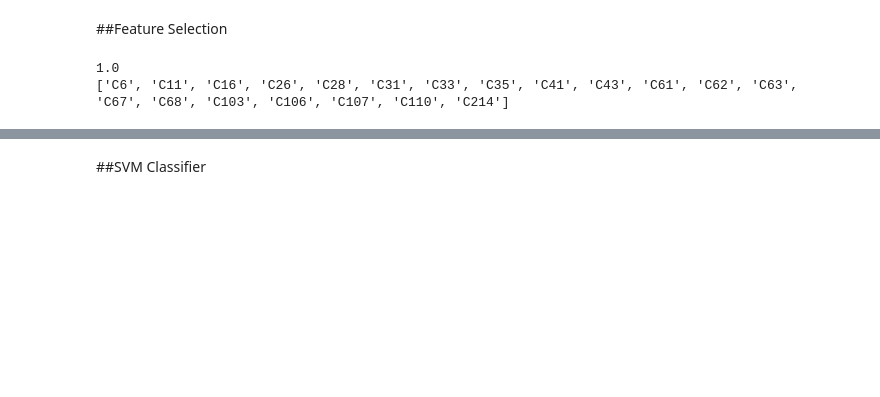
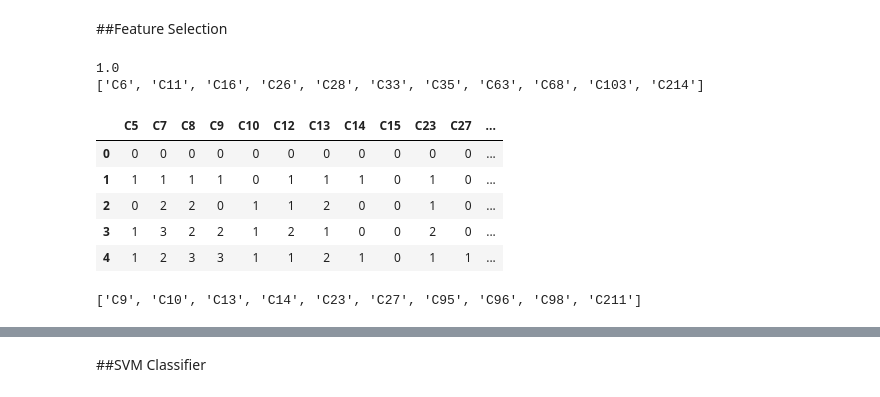
Before and after one commit to hungtzuhsuan/dataAnalytics, a Jupyter notebook: ipython/npout2_newData_02.ipynb, the cells around one changed output, grey strips where cells are left out. Cells and saved outputs as stored; diff of their text form; code cells hidden in the pictures; blank space fills up the shorter version.

```diff
--- a/ipython/npout2_newData_02.ipynb
+++ b/ipython/npout2_newData_02.ipynb
@@ -61,15 +42,3 @@ p: 0.0, reject H0 (C211 affects C4)
 # %% [markdown]
 ##anova test
 >remove C65, C71, C72, C73, C86, C88, C105, C113, C117, C121, C134, C137, C146, C155, C163, C176, C179, C180, C183, C192, C213
-# %%
-from scipy.stats import f_oneway
-
-def anova_test(df, col):
-    df_y = df.loc[df['C4']=='Y', col].fillna(0) # or dropna ?
-    df_n = df.loc[df['C4']=='N', col].fillna(0) # or dropna ?
-    fVal, p = f_oneway(df_y, df_n)
-    print "p: %s, reject H0 (%s df_y's mean != df_n's mean)" % (p, col) if p<0.05 else "%s no difference" % (col)
-    return p
-
-for col in [df.columns[i] for i in xrange(len(df.columns)) if df.dtypes[i]!='object' and df.columns[i] not in ['C1', 'C2', 'C3', 'C4']]:
-    if not anova_test(df, col)<0.05: del df[col]
@@ -93,0 +45,10 @@ p: 1.4604716525e-16, reject H0 (C221 df_y's mean != df_n's mean)
+# %%
+from scipy.stats import f_oneway
+
+for col in [df.columns[i] for i in xrange(len(df.columns)) if df.dtypes[i]!='object' and df.columns[i] not in ['C1', 'C2', 'C3', 'C4']]:
+    df_y = df.loc[df['C4']=='Y', col].fillna(0) # or dropna ?
+    df_n = df.loc[df['C4']=='N', col].fillna(0) # or dropna ?
+    fVal, p = f_oneway(df_y, df_n)
+    if p>=0.05: # H0 (%s df_y's mean = df_n's mean)
+        print "%s no difference" % (col)
+        del df[col]
@@ -98,16 +79,15 @@ print len(df.columns), ", ".join(df.columns)
 # %% [markdown]
 ##Preprocessing
 # %%
-from sklearn.preprocessing import StandardScaler # RobustScaler, scale
+from sklearn.preprocessing import StandardScaler
 
-dfc = df.loc[:, [c for c in df.columns if c not in ['C1', 'C2', 'C3', 'C4']]]
+dfc = df.loc[:, [df.columns[i] for i in xrange(len(df.columns)) if df.dtypes[i]!='object' and df.columns[i] not in ['C1', 'C2', 'C3', 'C4']]]
 for col in dfc.columns:
   try:
     dfc[col].fillna(0, inplace=True)
     dfc[col] = StandardScaler().fit_transform(dfc[col]) #(df['DT1_DATA_RTD_DUR_L'] - df['DT1_DATA_RTD_DUR_L'].mean())/df['DT1_DATA_RTD_DUR_L'].std(ddof=0)
   except:
-    #print col
-    del dfc[col]
+    print col
 
 dfc.head()
 # %% [output]
@@ -126,7 +106,7 @@ from sklearn import svm
 
 #coding
 X, y = dfc, df['C4'].replace({name: n for n, name in enumerate(df['C4'].unique())})
-anova_svm = Pipeline([('anova', SelectKBest(f_regression, k=20)), ('svc', svm.SVC(kernel='linear'))])
+anova_svm = Pipeline([('anova', SelectKBest(f_regression, k=11)), ('svc', svm.SVC(kernel='linear'))])
 anova_svm.set_params(svc__C=0.1).fit(X, y)
 
 print anova_svm.score(X, y)
@@ -135,4 +115,28 @@ filtered = [dfc.columns[i] for i in anova_svm.named_steps['anova'].get_support(i
 print filtered
 # %% [output]
 1.0
-['C6', 'C11', 'C16', 'C26', 'C28', 'C31', 'C33', 'C35', 'C41', 'C43', 'C61', 'C62', 'C63', 'C67', 'C68', 'C103', 'C106', 'C107', 'C110', 'C214']
+['C6', 'C11', 'C16', 'C26', 'C28', 'C33', 'C35', 'C63', 'C68', 'C103', 'C214']
+# %%
+dfc = df.loc[:, [df.columns[i] for i in xrange(len(df.columns)) if df.dtypes[i]=='object' and df.columns[i] not in ['C1', 'C2', 'C3', 'C4']]]
+for col in dfc.columns:
+  try:
+    dfc[col] = df[col].replace({name: n for n, name in enumerate(df[col].unique())})
+  except:
+    print col
+
+dfc.head()
+# %% [output]
+|  | C5 | C7 | C8 | C9 | C10 | C12 | C13 | C14 | C15 | C23 | C27 | ... |
+| 0 | 0 | 0 | 0 | 0 | 0 | 0 | 0 | 0 | 0 | 0 | 0 | ... |
+| 1 | 1 | 1 | 1 | 1 | 0 | 1 | 1 | 1 | 0 | 1 | 0 | ... |
+| 2 | 0 | 2 | 2 | 0 | 1 | 1 | 2 | 0 | 0 | 1 | 0 | ... |
+| 3 | 1 | 3 | 2 | 2 | 1 | 2 | 1 | 0 | 0 | 2 | 0 | ... |
+| 4 | 1 | 2 | 3 | 3 | 1 | 1 | 2 | 1 | 0 | 1 | 1 | ... |
+# %%
+from sklearn.feature_selection import SelectKBest, chi2
+
+selector = SelectKBest(chi2, k=10).fit(dfc, y)
+filtered = [dfc.columns[i] for i in selector.get_support(indices=True)]
+print filtered
+# %% [output]
+['C9', 'C10', 'C13', 'C14', 'C23', 'C27', 'C95', 'C96', 'C98', 'C211']
```
Also changed, not shown: parts of 15 cells of this notebook.
